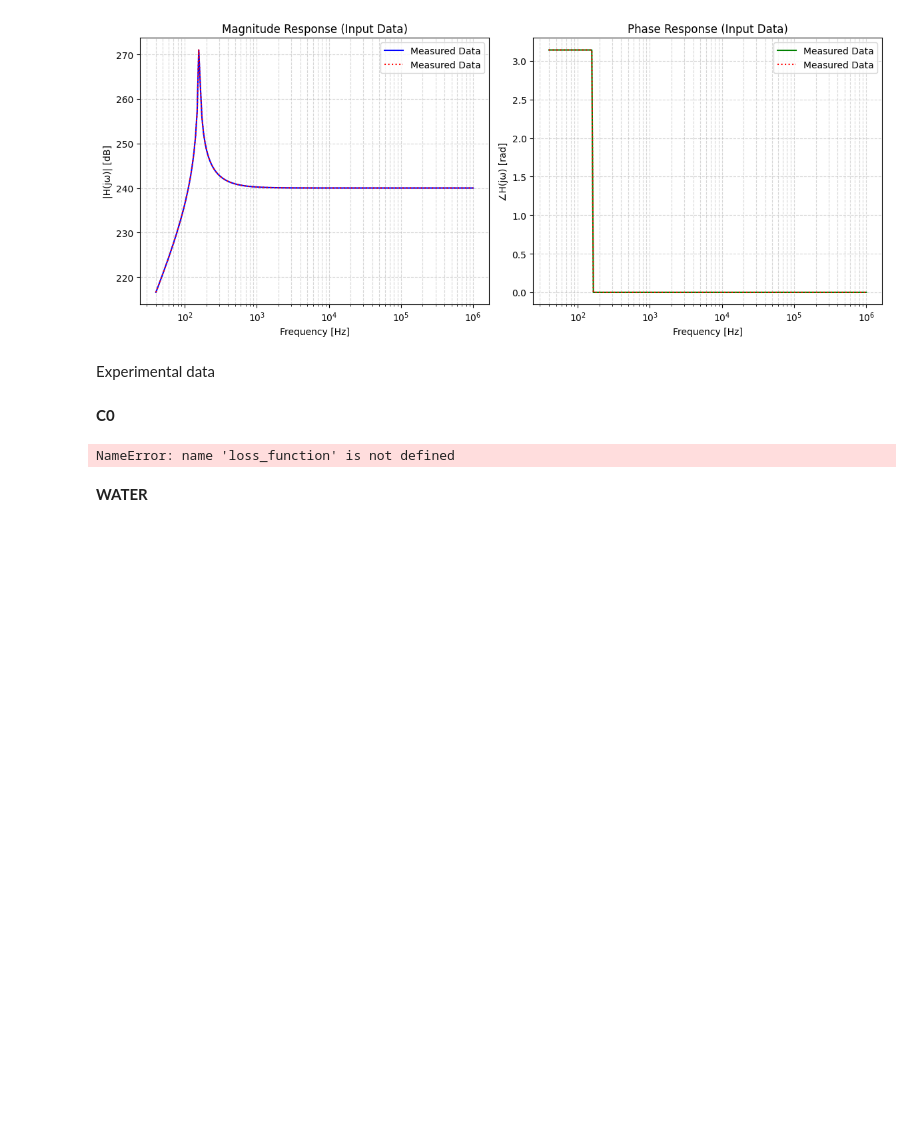
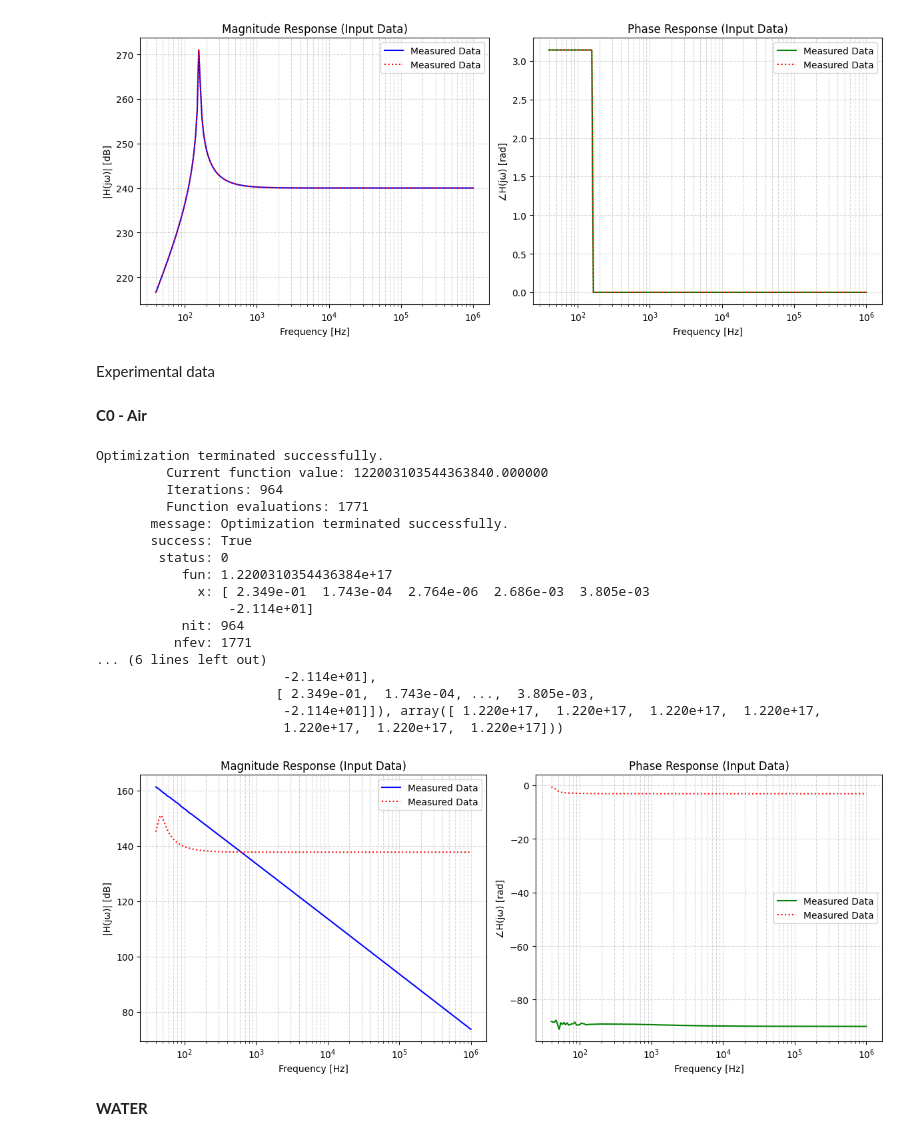
Before and after one commit to EvertonTrentoJR/FittingEIS2orderTF, a Jupyter notebook: coef_minimization_EIS.ipynb, the cells around one changed output. Drawn from its saved outputs; the diff is of its cells as text; code cells hidden in the pictures; blank space fills up the shorter version.

```diff
--- a/coef_minimization_EIS.ipynb
+++ b/coef_minimization_EIS.ipynb
@@ -104,7 +100,9 @@ magphase_complex = input_data_synt.magphase_to_complex()
 # %%
 class InputDataExperimental:
   def __init__(self, freq=None ):
+
       self.freq = freq
+
       self.w = 2 * np.pi * self.freq
       self.jw = 1j * self.w
 
@@ -114,7 +112,6 @@ class InputDataExperimental:
       self.phase_data = {}
       self.magphase_complex = {}
 
-      self.plot_input_data()
 
   def experimental(self):
     drive.mount('/content/drive')
@@ -142,8 +139,15 @@ class InputDataExperimental:
             vals = vals[:-1]
         self.mag_file[file] = vals[0::2]  # Z
         self.phase_data[file] = vals[1::2]  # TD (deg)
-        self.mag_data[file] = 20 * np.log10(np.abs(self.mag_file[file])) # Z in dB
+        self.mag_data[file] = np.abs(self.mag_file[file]) # Z in dB
+
     return self.mag_data, self.phase_data
+
+  def magphase_to_complex(self):
+    self.magphase_complex.clear()
+    for file in self.mag_data.keys():
+      self.magphase_complex[file] = np.asarray(self.mag_data[file]) * np.exp(1j * np.asarray(self.phase_data[file]) * np.pi/180) # Convert phase to radians
+    return self.magphase_complex
 
   def plot_input_data(self):
 
@@ -157,7 +161,7 @@ class InputDataExperimental:
 
       # Magnitude
       plt.subplot(1, 2, 1)
-      plt.semilogx(self.freq, self.mag_data[file], label=f'{file}', marker='o')
+      plt.semilogx(self.freq, 20 * np.log10(self.mag_data[file]), label=f'{file}', marker='o')
       plt.title('Magnitude Response (Input Data)')
       plt.xlabel('Frequency [Hz]')
       plt.ylabel('|H(jω)| [dB]')
@@ -185,4 +189,6 @@ summary = input_exp.experimental()
 mag_exp, phase_exp = input_exp.get_data()
 
 input_exp.plot_input_data()
+
+magphase_complex_exp = input_exp.magphase_to_complex()
 # %% [output]
@@ -275,7 +397,7 @@ def pltFit(freq, mag_data, mag_fit, phase_data, phase_fit):
 # %% [markdown]
 Synthetic data
 # %%
-initial_guess = [1.0, 0.0, 1e-6, 0.0, 10.0, 1e6]   # a1, a2, b0, b1, b2 for second order TF
+initial_guess = [1.0, 0.0, 1e-6, 0.0, 0.0, 1e6]   # a1, a2, b0, b1, b2 for second order TF
 
 result = minimize(
     loss_function_complex,
@@ -312,22 +433,39 @@ pltFit(freq, mag_data, mag_fit_synt1, phase_data, phase_fit_synt1)
 # %% [markdown]
 Experimental data
 # %% [markdown]
-**C0**
+**C0 - Air**
 # %%
 result_exp_C0 = minimize(
-    loss_function,
+    loss_function_complex,
     initial_guess,
-    args=(freq, mag_exp['C0.csv'], phase_exp['C0.csv'], order),
+    args=(freq, magphase_complex_exp['C0.csv'], order),
     method='Nelder-Mead',
     options={'maxiter': 10000, 'disp': True})
 
 print(result_exp_C0)
 optimized_params_exp_C0 = result_exp_C0.x
 
 mag_fit_exp_C0, phase_fit_exp_C0 = coef2spectrum(optimized_params_exp_C0,freq,order=order)
 pltFit(freq, mag_exp['C0.csv'], mag_fit_exp_C0, phase_exp['C0.csv'], phase_fit_exp_C0)
 # %% [output]
-NameError: name 'loss_function' is not defined
+Optimization terminated successfully.
+         Current function value: 122003103544363840.000000
+         Iterations: 964
+         Function evaluations: 1771
+       message: Optimization terminated successfully.
+       success: True
+        status: 0
+           fun: 1.2200310354436384e+17
+             x: [ 2.349e-01  1.743e-04  2.764e-06  2.686e-03  3.805e-03
+                 -2.114e+01]
+           nit: 964
+          nfev: 1771
+... (6 lines left out)
+                        -2.114e+01],
+                       [ 2.349e-01,  1.743e-04, ...,  3.805e-03,
+                        -2.114e+01]]), array([ 1.220e+17,  1.220e+17,  1.220e+17,  1.220e+17,
+                        1.220e+17,  1.220e+17,  1.220e+17]))
+[figure, added]
 # %% [markdown]
 **WATER**
 # %%
```
Also changed, not shown: parts of 10 cells of this notebook.
